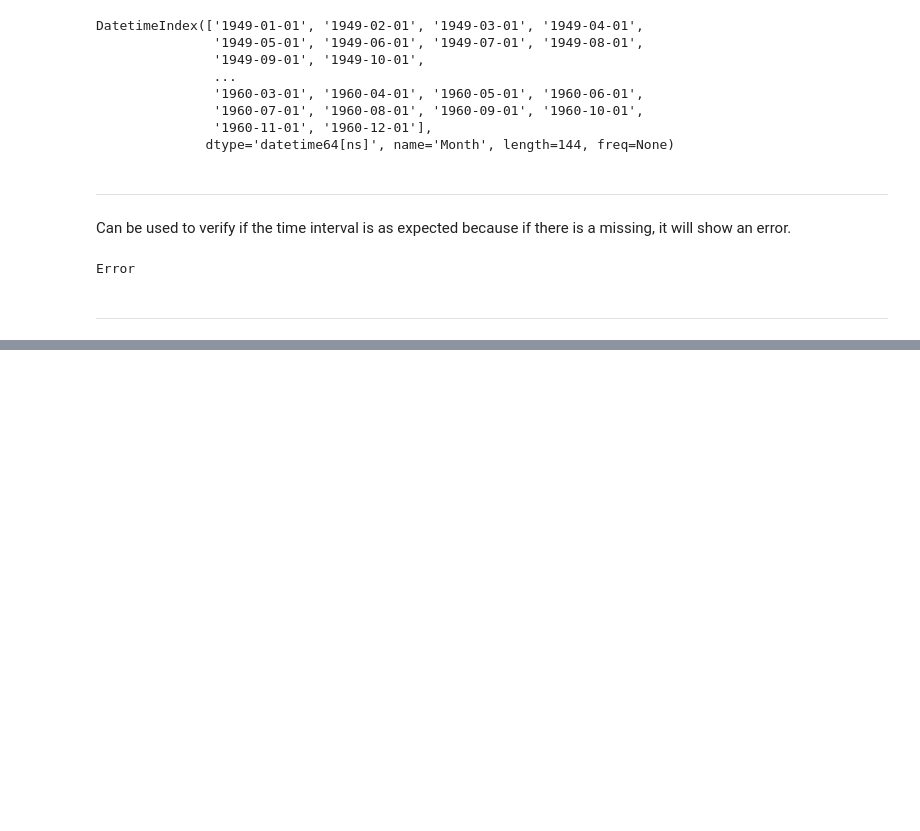
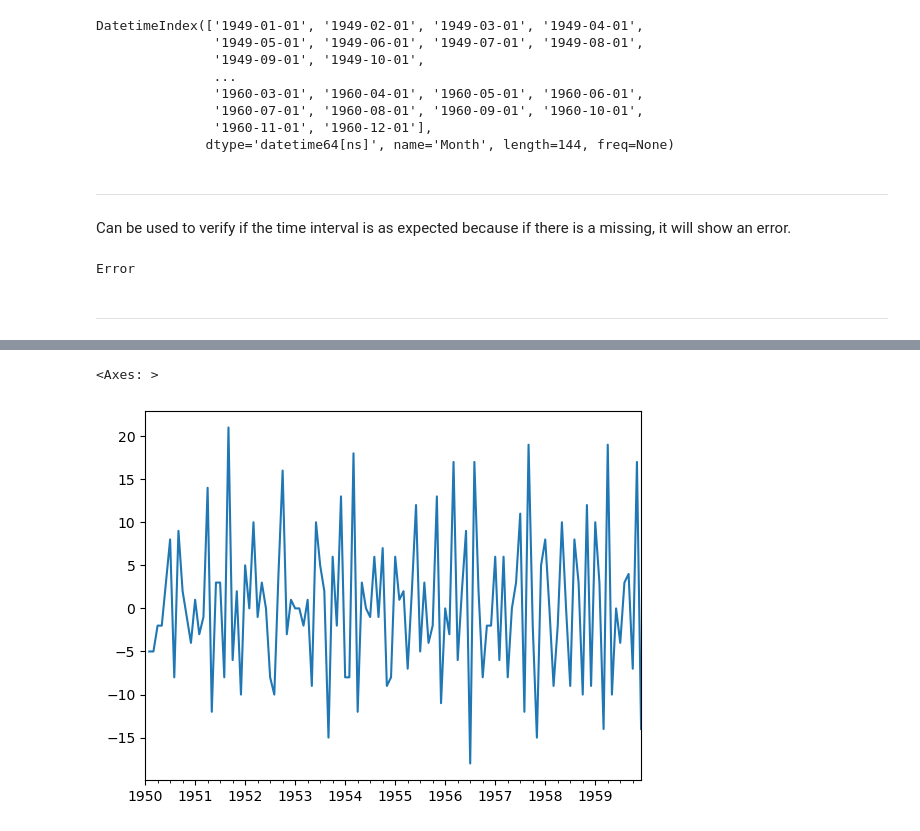
Before and after one commit to super-kenli/Time-Series-Notes, a Jupyter notebook: practice.ipynb, the cells around one changed output, grey strips where cells are left out. Drawn from its saved outputs; the diff is of its cells as text; code cells hidden in the pictures; blank space fills up the shorter version.

```diff
--- a/practice.ipynb
+++ b/practice.ipynb
@@ -30,0 +82,5 @@ Error
+# %%
+df2['b'].diff().plot()
+# %% [output]
+<Axes: >
+[figure, added]
```
Also changed, not shown: parts of 10 cells of this notebook, 1 other file.
